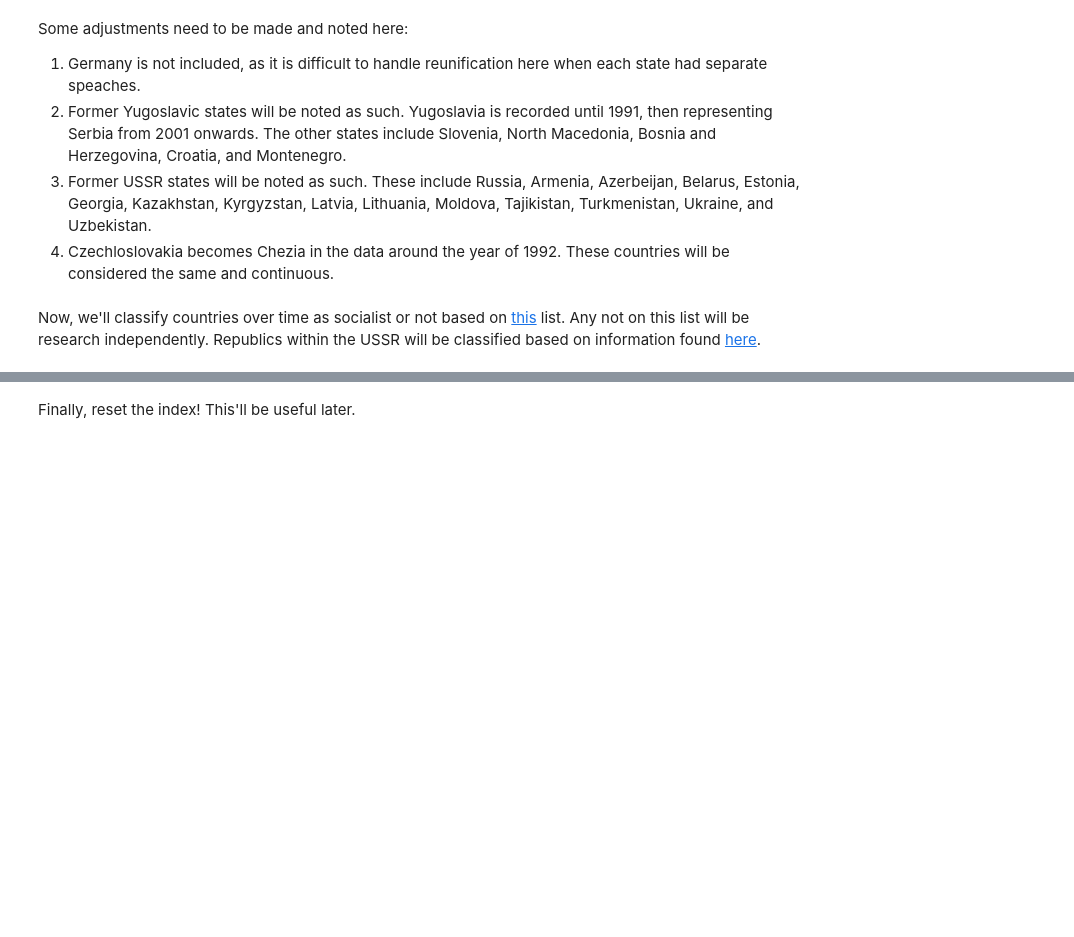
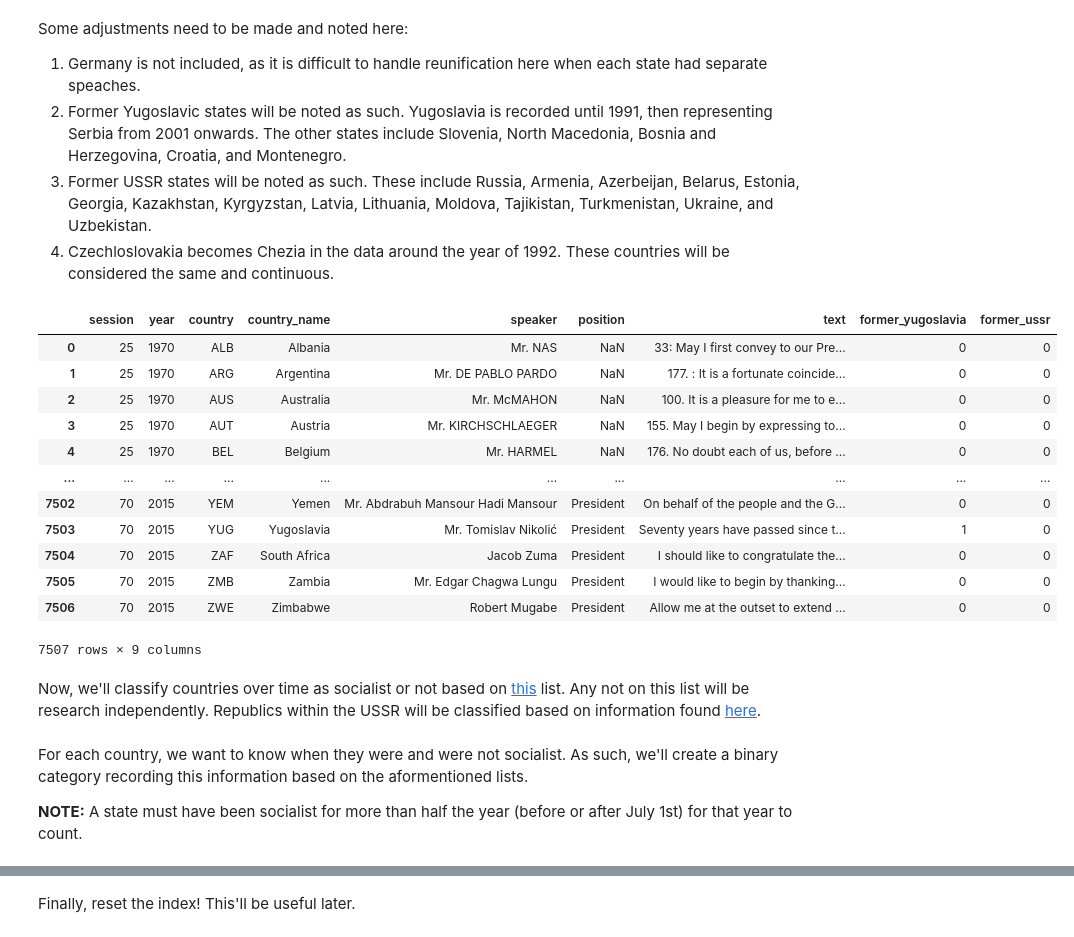
Before and after one commit to ringmatt/PPOL566_DataSci3_Projects, a Jupyter notebook: Project2_TextAnalysis/ringmatt_project2.ipynb, the cells around one changed output, grey strips where cells are left out. Drawn from its saved outputs; the diff is of its cells as text; code cells hidden in the pictures; blank space fills up the shorter version.

```diff
--- a/Project2_TextAnalysis/ringmatt_project2.ipynb
+++ b/Project2_TextAnalysis/ringmatt_project2.ipynb
@@ -38,7 +42,9 @@ df.sample(10)
 # %%
 # Remove newline and tab characters
 df["text"] = df["text"].replace({"\n":" ",
-                                 "\t":" "}, regex = True)
+                                 "\t":" ",
+                                 "south africa": "southafrica",
+                                 "South Africa": "southafrica"}, regex = True)
 # %% [markdown]
 4. Subset Data
 
@@ -73,5 +79,25 @@ fss = ["RUS", "CHN", "YUG", "POL", "CUB",
        "VNM", "YEM", "LAO", "PRK"]
+# %%
+df
+# %% [output]
+|  | session | year | country | country_name | speaker | position | text | former_yugoslavia | former_ussr |
+| 0 | 25 | 1970 | ALB | Albania | Mr. NAS | NaN | 33: May I first convey to our Pre... | 0 | 0 |
+| 1 | 25 | 1970 | ARG | Argentina | Mr. DE PABLO PARDO | NaN | 177. : It is a fortunate coincide... | 0 | 0 |
+| 2 | 25 | 1970 | AUS | Australia | Mr. McMAHON | NaN | 100. It is a pleasure for me to e... | 0 | 0 |
+| 3 | 25 | 1970 | AUT | Austria | Mr. KIRCHSCHLAEGER | NaN | 155. May I begin by expressing to... | 0 | 0 |
+| 4 | 25 | 1970 | BEL | Belgium | Mr. HARMEL | NaN | 176. No doubt each of us, before ... | 0 | 0 |
+| ... | ... | ... | ... | ... | ... | ... | ... | ... | ... |
+| 7502 | 70 | 2015 | YEM | Yemen | Mr. Abdrabuh Mansour Hadi Mansour | President | On behalf of the people and the G... | 0 | 0 |
+| 7503 | 70 | 2015 | YUG | Yugoslavia | Mr. Tomislav Nikolić | President | Seventy years have passed since t... | 1 | 0 |
+| 7504 | 70 | 2015 | ZAF | South Africa | Jacob Zuma | President | I should like to congratulate the... | 0 | 0 |
+| 7505 | 70 | 2015 | ZMB | Zambia | Mr. Edgar Chagwa Lungu | President | I would like to begin by thanking... | 0 | 0 |
+| 7506 | 70 | 2015 | ZWE | Zimbabwe | Robert Mugabe | President | Allow me at the outset to extend ... | 0 | 0 |
+7507 rows × 9 columns
 # %% [markdown]
 Now, we'll classify countries over time as socialist or not based on [this](https://en.wikipedia.org/wiki/List_of_socialist_states#Marxist%E2%80%93Leninist_states_2) list. Any not on this list will be research independently. Republics within the USSR will be classified based on information found [here](https://en.wikipedia.org/wiki/Republics_of_the_Soviet_Union).
 # %%
 df_fss = df.loc[df["country"].isin(fss)]
+# %% [markdown]
+For each country, we want to know when they were and were not socialist. As such, we'll create a binary category recording this information based on the aformentioned lists.
+
+**NOTE:** A state must have been socialist for more than half the year (before or after July 1st) for that year to count.
```
Also changed, not shown: parts of 112 cells of this notebook.
